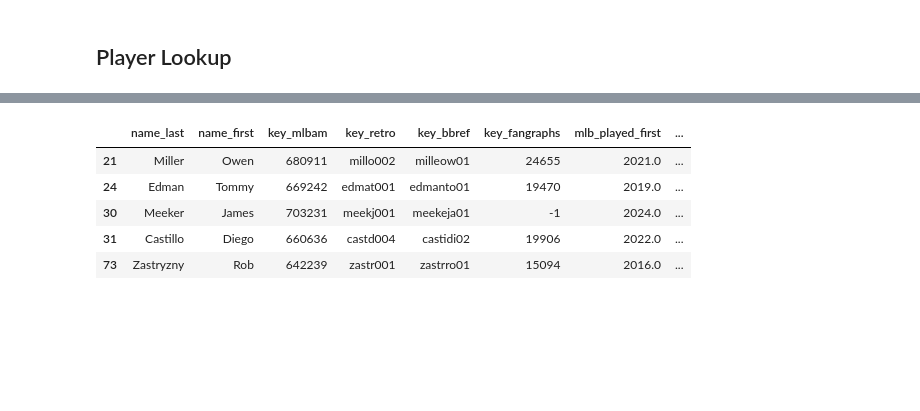
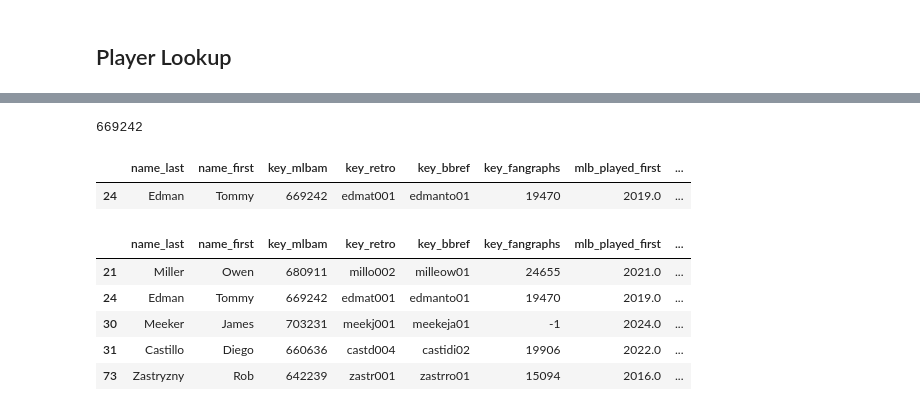
Before and after one commit to auto-d/moneyball-ml, a Jupyter notebook: eda.ipynb, the cells around one changed output, grey strips where cells are left out. Saved outputs shown, nothing was run; the diff lists cells and outputs as text; code cells hidden in the pictures; blank space fills up the shorter version.

```diff
--- a/eda.ipynb
+++ b/eda.ipynb
@@ -211,3 +209,15 @@ Gathering player lookup table. This may take a moment.
+# %%
+p = register[register.key_fangraphs == 19470]
+# %%
+if len(p) >= 1:
+    print(p.iloc[0].key_mlbam)
+# %% [output]
+669242
+# %%
+p
+# %% [output]
+|  | name_last | name_first | key_mlbam | key_retro | key_bbref | key_fangraphs | mlb_played_first | ... |
+| 24 | Edman | Tommy | 669242 | edmat001 | edmanto01 | 19470 | 2019.0 | ... |
 # %%
 players = register[(register.mlb_played_first <= 2024.0) & (register.mlb_played_last >= 2024.0)]
 # %%
```
Also changed, not shown: parts of 2 cells of this notebook, 2 other files.
